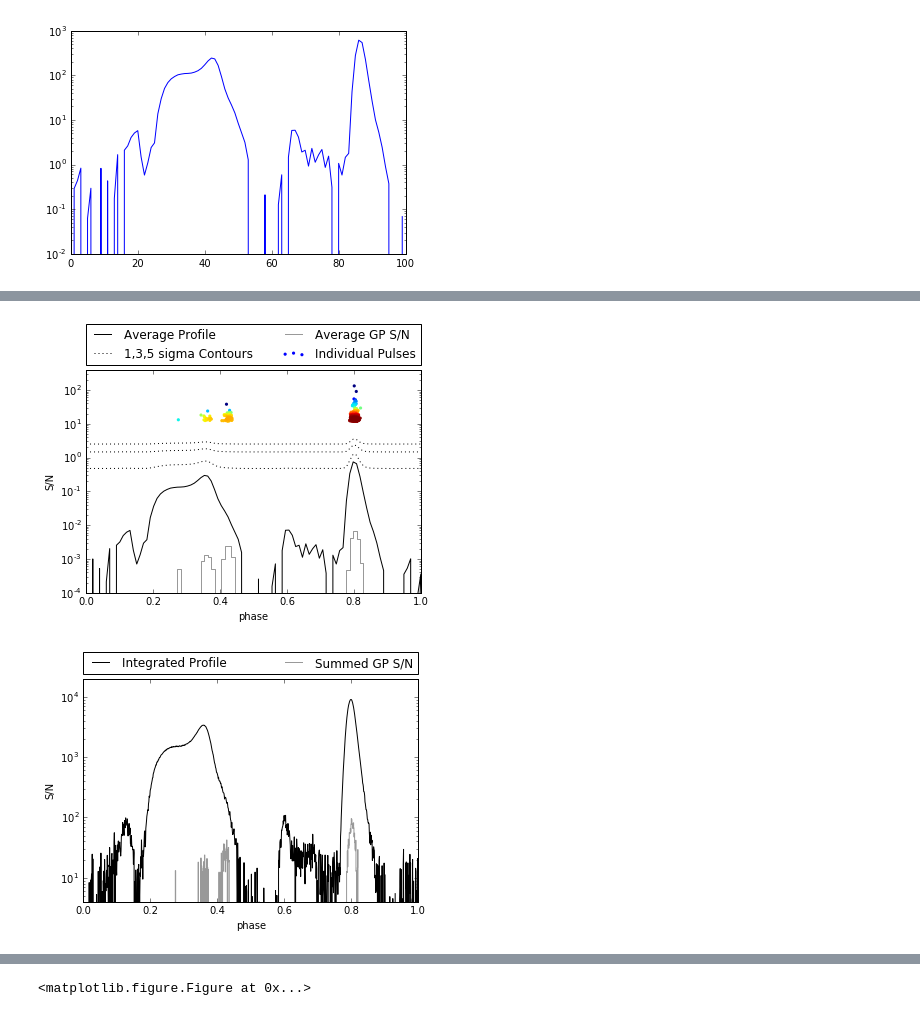
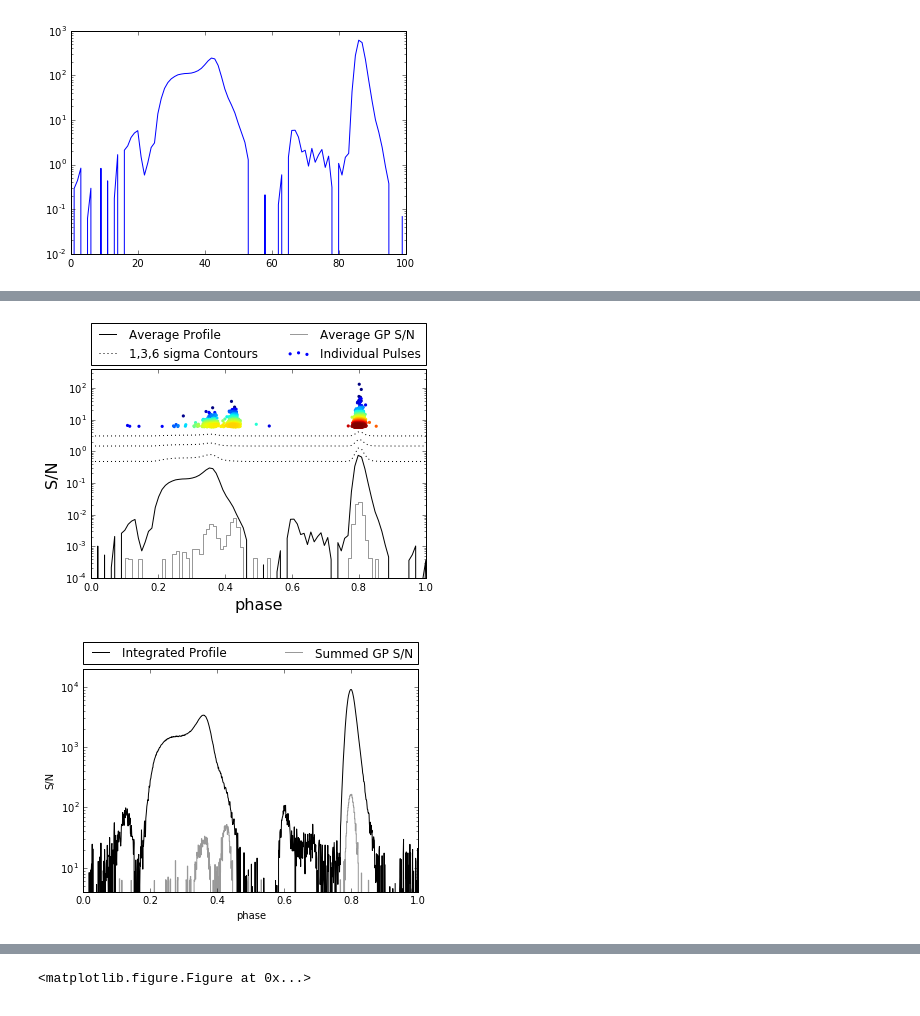
Before and after one commit to ramain/scint_analysis, a Jupyter notebook: b1957_GPs/B1957coherent.ipynb, the cells around one changed output, grey strips where cells are left out. Saved outputs shown, nothing was run; the diff lists cells and outputs as text; code cells hidden in the pictures.

```diff
--- a/b1957_GPs/B1957coherent.ipynb
+++ b/b1957_GPs/B1957coherent.ipynb
@@ -8,6 +8,10 @@ import astropy.units as u
 from pulsar.predictor import Polyco
 from scipy.stats import binned_statistic
 import glob
+%matplotlib inline
+pfont = {'fontname':'Helvetica'}
+figures = 0
+figdir = '/home/ramain/packages/b1957GiantPulses'
 # %%
 def rechannelize(pulse, nchan):
     pulse = np.fft.irfft(pulse, axis=1)
@@ -104,7 +134,7 @@ bT = Time(b1957GPs[:,0], precision=5)
 bSN = b1957GPs[:,1].astype('float')
 bphase = b1957GPs[:,2].astype('float')
 
-SNcut = 12
+SNcut = 6
 bT = bT[bSN > SNcut]
 bphase = bphase[bSN > SNcut]
 bSN = bSN[bSN > SNcut]
@@ -229,7 +227,7 @@ sig_one = 10**(foldmean + 1*foldsig)
 sig_one = (sig_one - norm_mean) / norm_sig
 sig_three = 10**(foldmean + 3*foldsig)
 sig_three = (sig_three - norm_mean) / norm_sig
-sig_five = 10**(foldmean + 5*foldsig)
+sig_five = 10**(foldmean + 6*foldsig)
 sig_five = (sig_five - norm_mean) / norm_sig
 
 #sig_contour = 10**(np.log10(SNforcont) + 10*foldsig)
@@ -278,38 +282,40 @@ plt.scatter(x, y, c=z, s=10, edgecolor='', label='Individual Pulses')
 #plt.plot(np.roll(coarse_bins,7), sig_contour, 'k--', color='0', label='??? Contour')
 
 '''
 average pulse SN is integrated / sqrt(Npulses)
 sqrt(2) comes from only one pol being used?
 Incoherent shift to align the pulses, with Nikhil's different Fref
 (checked that this indeed lines them up)
 '''
 plt.plot(np.roll(coarse_bins,7), profile/np.sqrt(335320*2), 'k', label='Average Profile')
-plt.plot(coarse_bins, np.roll(sig_one,-7)/np.sqrt(335320*2), 'k:', color='0', label='1,3,5 sigma Contours')
+plt.plot(coarse_bins, np.roll(sig_one,-7)/np.sqrt(335320*2), 'k:', color='0', label='1,3,6 sigma Contours')
 plt.plot(coarse_bins, np.roll(sig_three,-7)/np.sqrt(335320*2), 'k:', color='0')
 plt.plot(coarse_bins, np.roll(sig_five,-7)/np.sqrt(335320*2), 'k:', color='0')
 
 # Add average integrated Pulse emission
 GPhist = binned_statistic(bphase, np.sqrt(bSN), statistic='sum', bins = coarse_bins)[0]
 
 histplot = np.sqrt(GPhist)
 histplot[np.isnan(histplot)] = 1.e-5
 histplot[histplot==0] = 1.e-5
 
 plt.plot(coarse_bins[1:], histplot/np.sqrt(npulses), color='0.6', label='Average GP S/N', drawstyle='steps')
 
 #plt.plot(np.roll(GPbins,70), np.sqrt(5)*foldSN, color='0', label='Average Profile')
 
-plt.ylabel('S/N')
-plt.xlabel('phase')
+plt.ylabel('S/N', fontsize=16)
+plt.xlabel('phase', fontsize=16)
 plt.xlim(0,1)
 plt.ylim(1e-4, 400)
 plt.yscale('log')
 #plt.legend()
+plt.subplots_adjust(top=0.85)
 plt.legend(bbox_to_anchor=(0., 1.02, 1., .102), loc=3,
            ncol=2, mode="expand", borderaxespad=0.)
-plt.savefig('fig1a.pdf')
+if figures:
+    plt.savefig('/home/ramain/packages/b1957GiantPulses/fig1a.pdf', dpi=500)
 # %% [output]
-[figure, old version]
+[figure, new version]
 # %%
 """
 FIGURE 1 B
@@ -338,9 +344,10 @@ plt.yscale('log')#, nonposy='clip')
 plt.legend(bbox_to_anchor=(0., 1.02, 1., .102), loc=3,
            ncol=2, mode="expand", borderaxespad=0.)
 
-plt.savefig('fig1b.pdf')
+if figures:
+    plt.savefig('fig1b.pdf')
 # %% [output]
-[figure, old version]
+[figure, new version]
 # %%
 """
 Create PDF of Pulse Brightness
```
Also changed, not shown: parts of 47 cells of this notebook.
